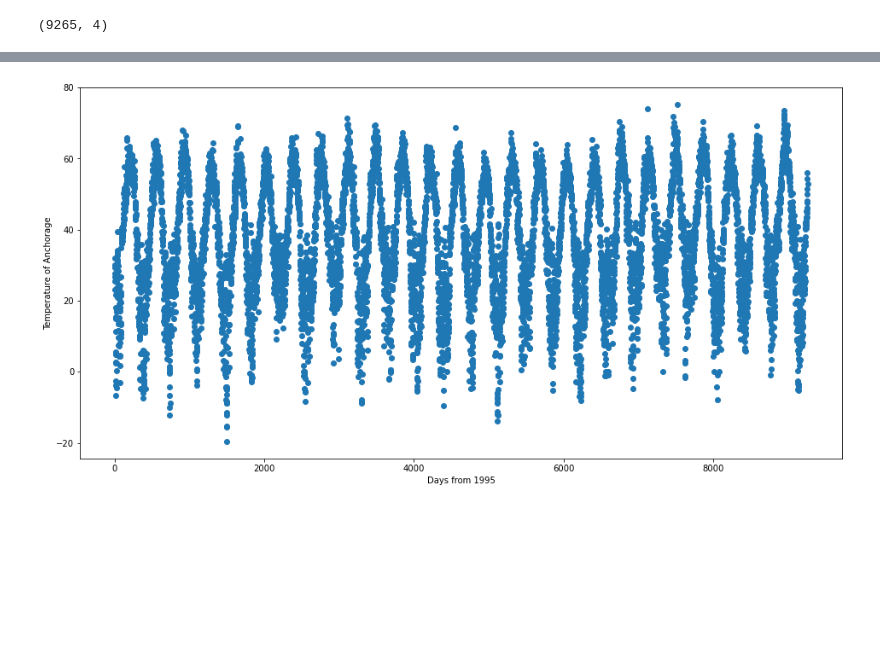
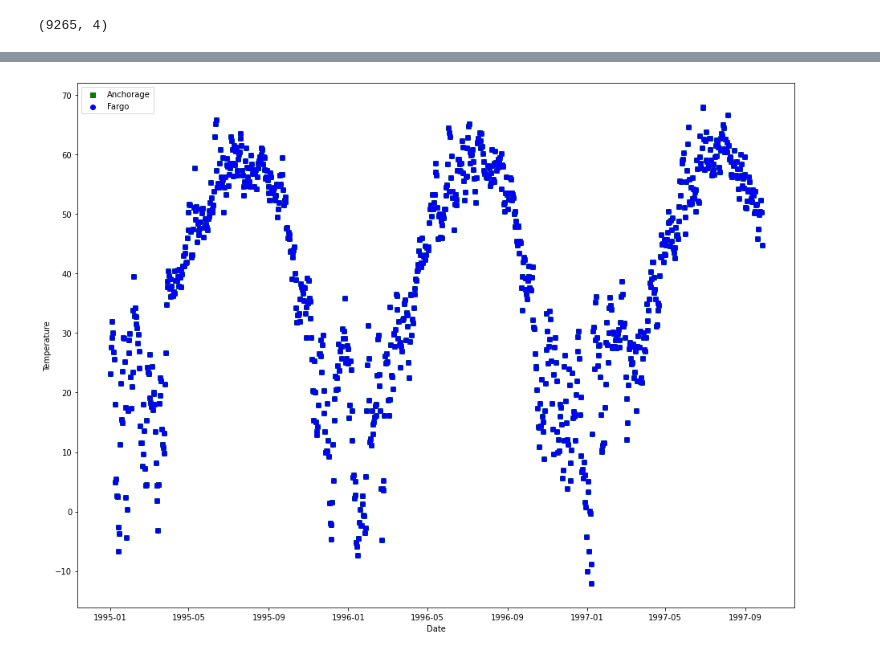
Before and after one commit to nshang88/Capstone-Projects, a Jupyter notebook: Climate_change.ipynb, the cells around one changed output, grey strips where cells are left out. Saved outputs shown, nothing was run; the diff lists cells and outputs as text; code cells hidden in the pictures; blank space fills up the shorter version.

```diff
--- a/Climate_change.ipynb
+++ b/Climate_change.ipynb
@@ -52,0 +60,15 @@ data_Cheyenne.shape
+# %%
+url_3=['https://academic.udayton.edu/kissock/http/Weather/gsod95-current/FLWPALMB.txt', 'FL_West_Palm_Beach_Temp']
+url_4= ['https://academic.udayton.edu/kissock/http/Weather/gsod95-current/VTBURLIN.txt', 'Vermont_Burlington_Temp']
+url_5= ['https://academic.udayton.edu/kissock/http/Weather/gsod95-current/TXELPASO.txt', 'TX_El_Paso_Temp']
+url_6 = ['https://academic.udayton.edu/kissock/http/Weather/gsod95-current/WYCHEYEN.txt', 'Wyoming_Cheyenne_Temp']
+url_7= ['https://academic.udayton.edu/kissock/http/Weather/gsod95-current/CASANFRA.txt','San_Francisco_Temp']
+url_8= ['https://academic.udayton.edu/kissock/http/Weather/gsod95-current/OHCLEVEL.txt','Cleveland_Temp']
+url_9= ['https://academic.udayton.edu/kissock/http/Weather/gsod95-current/WIMILWAU.txt','Milwaukee_Temp']
+url_10= ['https://academic.udayton.edu/kissock/http/Weather/gsod95-current/NYBUFFAL.txt','NY_Bufallo_Temp']
+url_11=['https://academic.udayton.edu/kissock/http/Weather/gsod95-current/HIHONOLU.txt', 'Honolulu_Temp']
+city_list=[url_3, url_4, url_5, url_6, url_7, url_8, url_9, url_10,url_11]
+# %%
+for url in city_list:
+    climate_data=add(climate_data, url[0], url[1])
+climate_data.shape
@@ -181,0 +147,2 @@ data_Cheyenne[data_Cheyenne.Temperature>99]
+# %%
+climate_data=climate_data.replace(-99, pd.NaT)
@@ -181,0 +165,3 @@ data_Cheyenne[data_Cheyenne.Temperature>99]
+# %%
+climate_data=climate_data.set_index(['Date'])
+climate_data.head()
@@ -182,10 +176,19 @@ data_Cheyenne[data_Cheyenne.Temperature>99]
 # %%
 #Show the data on graph to make sure there is no outliers.
+# %%
+fig = plt.figure(figsize=(16,12))
+ax = fig.add_subplot(111)
+plt.scatter(climate_data.index [0:1000],climate_data['AK_Anchorage_Temp'][0:1000], c='g',marker='s',label='Anchorage' )
+plt.scatter(climate_data.index [0:1000],climate_data['ND_Fargo_Temp'][0:1000],c='b', marker='o',label='Fargo' )
+ax.set_xlabel('Date')
+ax.set_ylabel('Temperature')
+plt.legend(loc='upper left')
+plt.show()
+# %% [output]
+[figure, added]
 # %%
-fig, ax = plt.subplots(figsize=(16,8))
-ax.scatter(data_Anchorage.index,data_Anchorage['Temperature'])
-ax.set_xlabel('Days from 1995')
-ax.set_ylabel('Temperature of Anchorage')
+fig, ax = plt.subplots(figsize=(16,12))
+ax.scatter(climate_data.index ,climate_data['AK_Anchorage_Temp'])
+ax.set_xlabel('Date')
+ax.set_ylabel('Temperature of Anchorage, Alaska')
 plt.show()
-# %% [output]
-[figure, removed]
```
Also changed, not shown: parts of 51 cells of this notebook.
